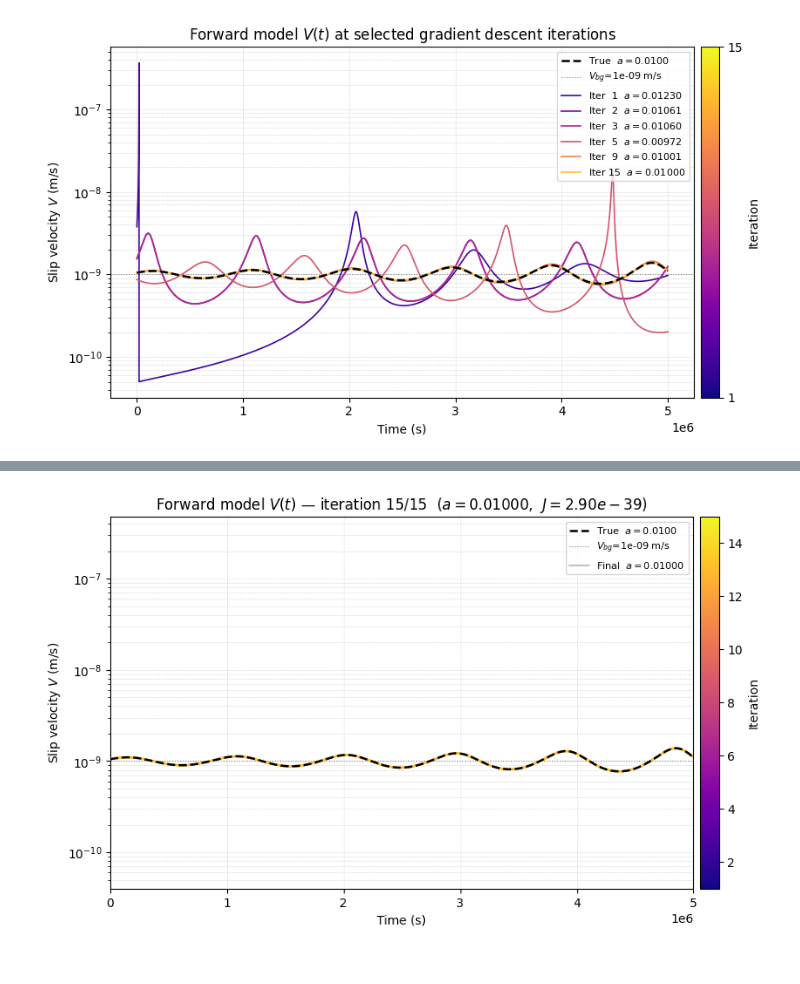
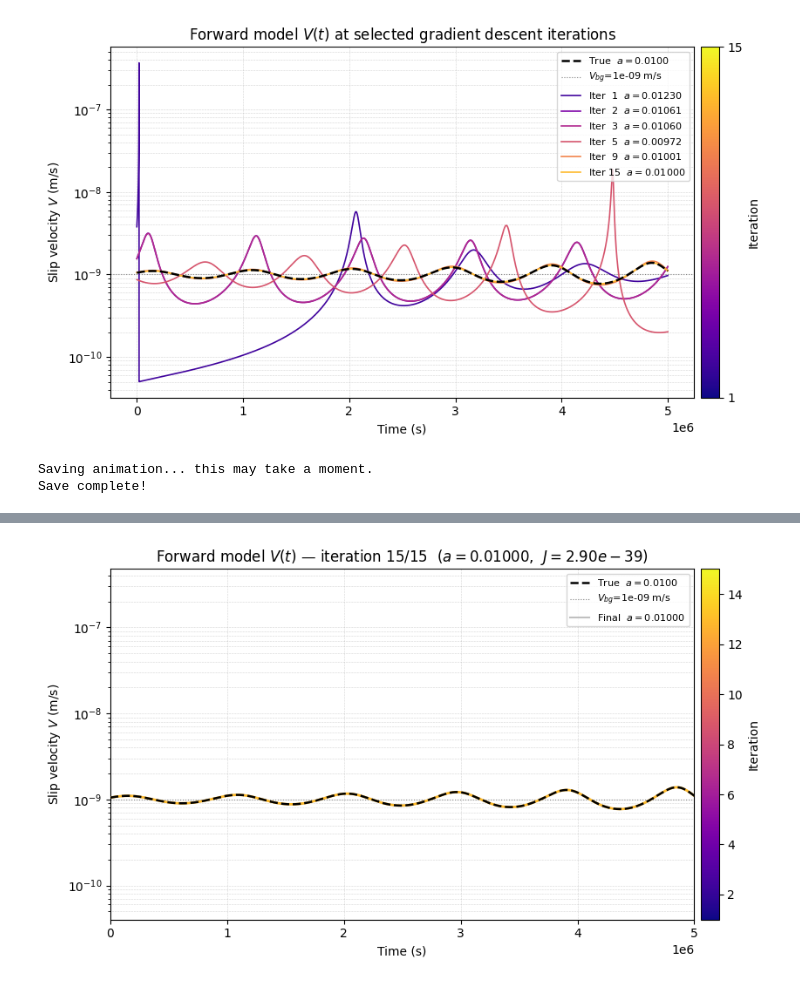
Before and after one commit to ericeberg3/spring-slider-adjoint, a Jupyter notebook: adjoint_springslider.ipynb, the cells around one changed output, grey strips where cells are left out. Cells and saved outputs as stored; diff of their text form; code cells hidden in the pictures.

```diff
--- a/adjoint_springslider.ipynb
+++ b/adjoint_springslider.ipynb
@@ -847,31 +847,46 @@ leg = ax_anim.legend(fontsize=8, loc='upper right')
 title_obj = ax_anim.set_title('')
 
 def _init():
     line_curr.set_data([], [])
     return line_curr, title_obj
 
 def _update(frame):
     idx   = frame                  # 0-based iteration index
     color = cmap_anim((idx) / max(n_iter - 1, 1) * 0.75 + 0.1)
     line_curr.set_data(fwd['t'], V_hist[idx])
     line_curr.set_color(color)
     title_obj.set_text(
         f'Forward model $V(t)$ — iteration {idx+1}/{n_iter}  '
         f'($a={a_hist[idx]:.5f}$,  $J={J_hist[idx]:.2e}$)'
     )
     return line_curr, title_obj
 
 anim = FuncAnimation(
     fig_anim, _update,
     frames=n_iter,
     init_func=_init,
     interval=600,    # ms per frame
     blit=True,
     repeat=True,
 )
 
+writer = 'ffmpeg' # or 'avconv' if you prefer
+
+
+print("Saving animation... this may take a moment.")
+anim.save(
+    'Figures/gradient_descent_evolution.gif',
+    writer=writer,
+    fps=3,        # Frames per second
+    dpi=150,       # Image quality
+    bitrate=1800   # Video bitrate (higher = better quality/larger file)
+)
+print("Save complete!")
+
 plt.tight_layout()
 HTML(anim.to_jshtml())
 # %% [output]
+Saving animation... this may take a moment.
+Save complete!
 [interactive output not drawn]
-[figure, old version]
+[figure, new version]
```
Also changed, not shown: 6 other files.
